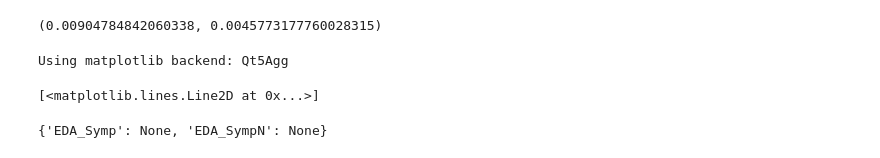
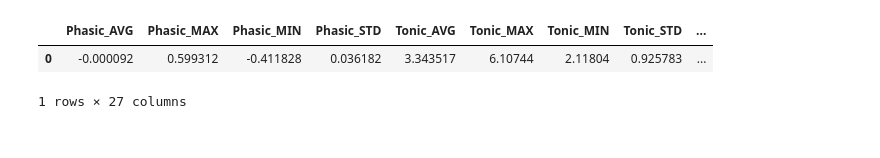
Before and after one commit to rodrigolima6/Physiological_Data, a Jupyter notebook: Process_EDA.ipynb, the cells around one changed output. Drawn from its saved outputs; the diff is of its cells as text; code cells hidden in the pictures.

Commit message:
Add Process EDA function

```diff
--- a/Process_EDA.ipynb
+++ b/Process_EDA.ipynb
@@ -47,15 +7,7 @@ signals
-# %%
-np.nanmean(signals["SCR_Amplitude"]),np.nanmean(signals["SCR_Height"])
-# %% [output]
-(0.00904784842060338, 0.0045773177760028315)
-# %%
-%matplotlib
-plt.plot(eda_phasic)
-plt.plot(eda_tonic)
-# %% [output]
-Using matplotlib backend: Qt5Agg
-[<matplotlib.lines.Line2D at 0x...>]
-# %%
-nk.eda_sympathetic(eda_filtered,fs,frequency_band=[0.25,0.50])
-# %% [output]
-{'EDA_Symp': None, 'EDA_SympN': None}
+# %%
+EDA_Dataframe = Process_EDA(CH2,fs,16)
+EDA_Dataframe
+# %% [output]
+|  | Phasic_AVG | Phasic_MAX | Phasic_MIN | Phasic_STD | Tonic_AVG | Tonic_MAX | Tonic_MIN | Tonic_STD | ... |
+| 0 | -0.000092 | 0.599312 | -0.411828 | 0.036182 | 3.343517 | 6.10744 | 2.11804 | 0.925783 | ... |
+1 rows × 27 columns
```
Also changed, not shown: parts of 6 cells of this notebook, 2 other files.
